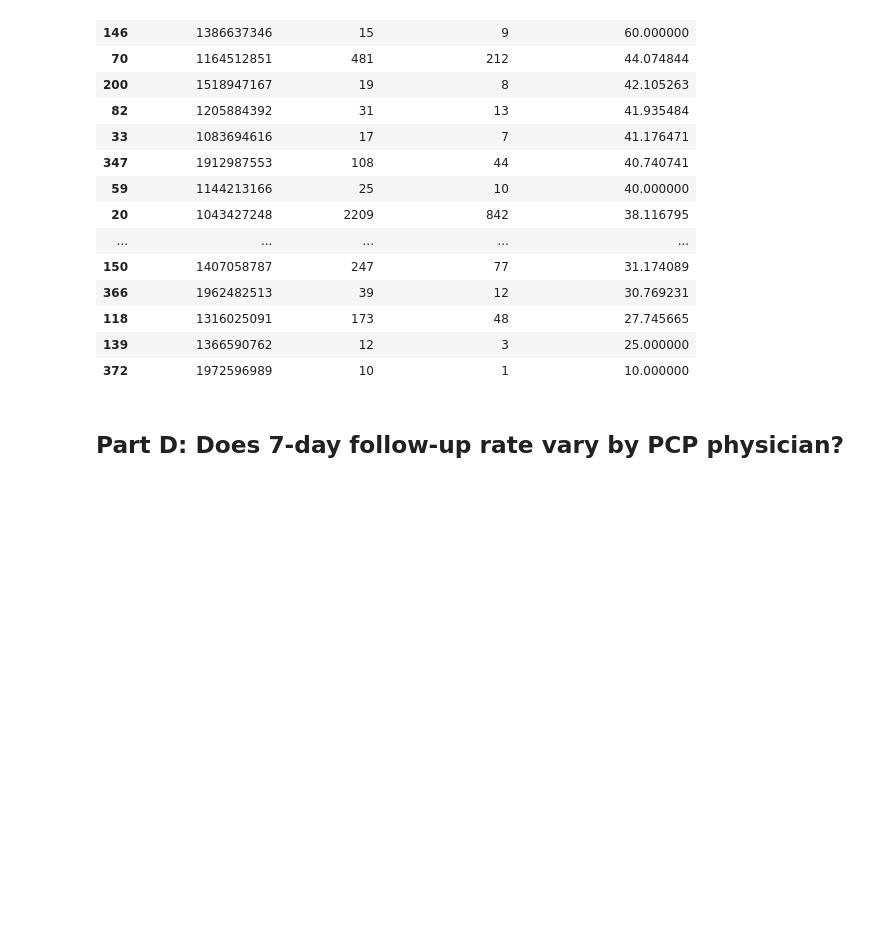
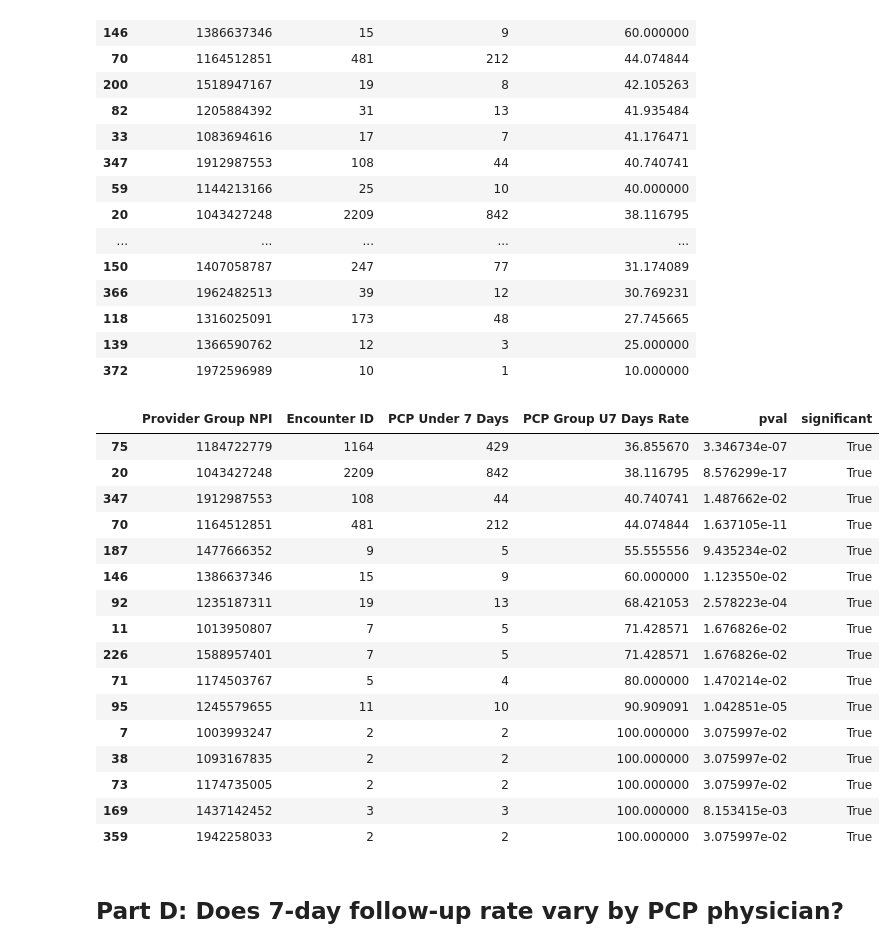
Before and after one commit to jrioross/ursa_health_hospital_readmissions, a Jupyter notebook: ursa_health.ipynb, the cells around one changed output. Cells and saved outputs as stored; diff of their text form; code cells hidden in the pictures; blank space fills up the shorter version.

```diff
--- a/ursa_health.ipynb
+++ b/ursa_health.ipynb
@@ -535,6 +588,31 @@ pcp_group_u7[pcp_group_u7['Encounter ID'] >= 10].sort_values("PCP Group U7 Days
 | 118 | 1316025091 | 173 | 48 | 27.745665 |
 | 139 | 1366590762 | 12 | 3 | 25.000000 |
 | 372 | 1972596989 | 10 | 1 | 10.000000 |
+# %%
+#Check for significant results
+(significant_only(x = pcp_group_u7,
+                 nobs = 'Encounter ID',
+                 count = 'PCP Under 7 Days',
+                 null_hyp = pcp_u7_rate)
+                .sort_values('PCP Group U7 Days Rate', ascending = True))
+# %% [output]
+|  | Provider Group NPI | Encounter ID | PCP Under 7 Days | PCP Group U7 Days Rate | pval | significant |
+| 75 | 1184722779 | 1164 | 429 | 36.855670 | 3.346734e-07 | True |
+| 20 | 1043427248 | 2209 | 842 | 38.116795 | 8.576299e-17 | True |
+| 347 | 1912987553 | 108 | 44 | 40.740741 | 1.487662e-02 | True |
+| 70 | 1164512851 | 481 | 212 | 44.074844 | 1.637105e-11 | True |
+| 187 | 1477666352 | 9 | 5 | 55.555556 | 9.435234e-02 | True |
+| 146 | 1386637346 | 15 | 9 | 60.000000 | 1.123550e-02 | True |
+| 92 | 1235187311 | 19 | 13 | 68.421053 | 2.578223e-04 | True |
+| 11 | 1013950807 | 7 | 5 | 71.428571 | 1.676826e-02 | True |
+| 226 | 1588957401 | 7 | 5 | 71.428571 | 1.676826e-02 | True |
+| 71 | 1174503767 | 5 | 4 | 80.000000 | 1.470214e-02 | True |
+| 95 | 1245579655 | 11 | 10 | 90.909091 | 1.042851e-05 | True |
+| 7 | 1003993247 | 2 | 2 | 100.000000 | 3.075997e-02 | True |
+| 38 | 1093167835 | 2 | 2 | 100.000000 | 3.075997e-02 | True |
+| 73 | 1174735005 | 2 | 2 | 100.000000 | 3.075997e-02 | True |
+| 169 | 1437142452 | 3 | 3 | 100.000000 | 8.153415e-03 | True |
+| 359 | 1942258033 | 2 | 2 | 100.000000 | 3.075997e-02 | True |
 # %% [markdown]
 ## Part D: Does 7-day follow-up rate vary by PCP physician?
 # %%
```
Also changed, not shown: parts of 11 cells of this notebook.
